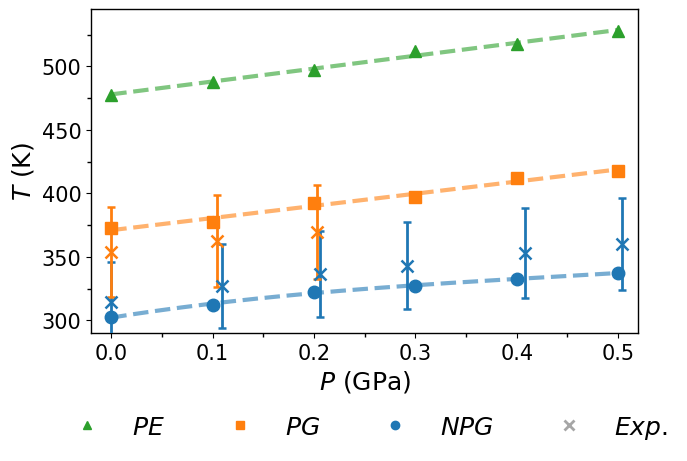
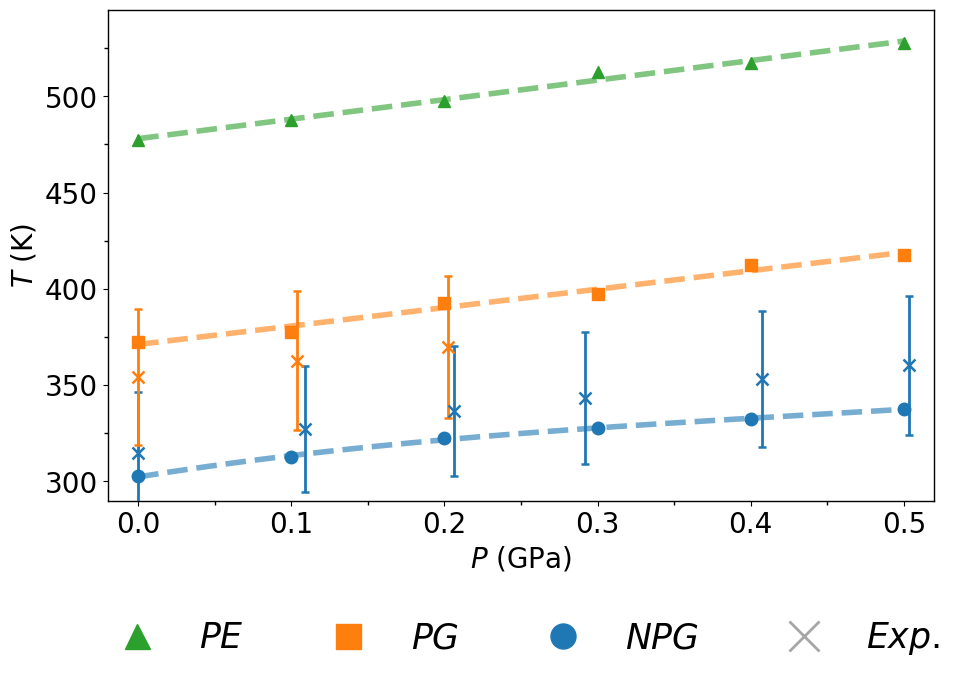
The change to this notebook cell's code, shown as a diff; its figure went from the first image to the second:
--- before
+++ after
@@ -30,5 +30,5 @@
 
 # ── Figure ────────────────────────────────────────────────────────────────────
-fig, ax = plt.subplots(figsize=(7, 4.8))
+fig, ax = plt.subplots(figsize=(10, 7))
 
 P_fit = np.linspace(0, 0.5, 300)
@@ -44,5 +44,5 @@
     coefs = np.polyfit(P, T, degrees[mat])
     ax.plot(P_fit, np.poly1d(coefs)(P_fit),
-            '--', color=colors[mat], linewidth=3, alpha=0.6, label='_nolegend_')
+            '--', color=colors[mat], linewidth=4, alpha=0.6, label='_nolegend_')
 
 # Punts experimentals: 'x' + barres en alpha per no saturar
@@ -75,5 +75,6 @@
     handles=sim_handles + [exp_handle],
     labels=[r'$PE$', r'$PG$', r'$NPG$', r'$Exp.$'],
-    fontsize=18, ncol=5,
+    fontsize=25, ncol=5,
+    markerscale=3,
     loc='upper center',
     bbox_to_anchor=(0.5, -0.18),
@@ -84,9 +85,9 @@
 
 # ── Eixos i format ────────────────────────────────────────────────────────────
-ax.set_xlabel(r'$P$ (GPa)', fontsize=18)
-ax.set_ylabel(r'$T$ (K)',   fontsize=18)
+ax.set_xlabel(r'$P$ (GPa)', fontsize=20)
+ax.set_ylabel(r'$T$ (K)',   fontsize=20)
 ax.set_ylim(290, 545)
 ax.set_xlim(-0.02, 0.52)
-ax.tick_params(axis='both', labelsize=15)
+ax.tick_params(axis='both', labelsize=20)
 ax.xaxis.set_major_locator(ticker.MultipleLocator(0.1))
 ax.yaxis.set_major_locator(ticker.MultipleLocator(50))

Commit: upc a 29 juny